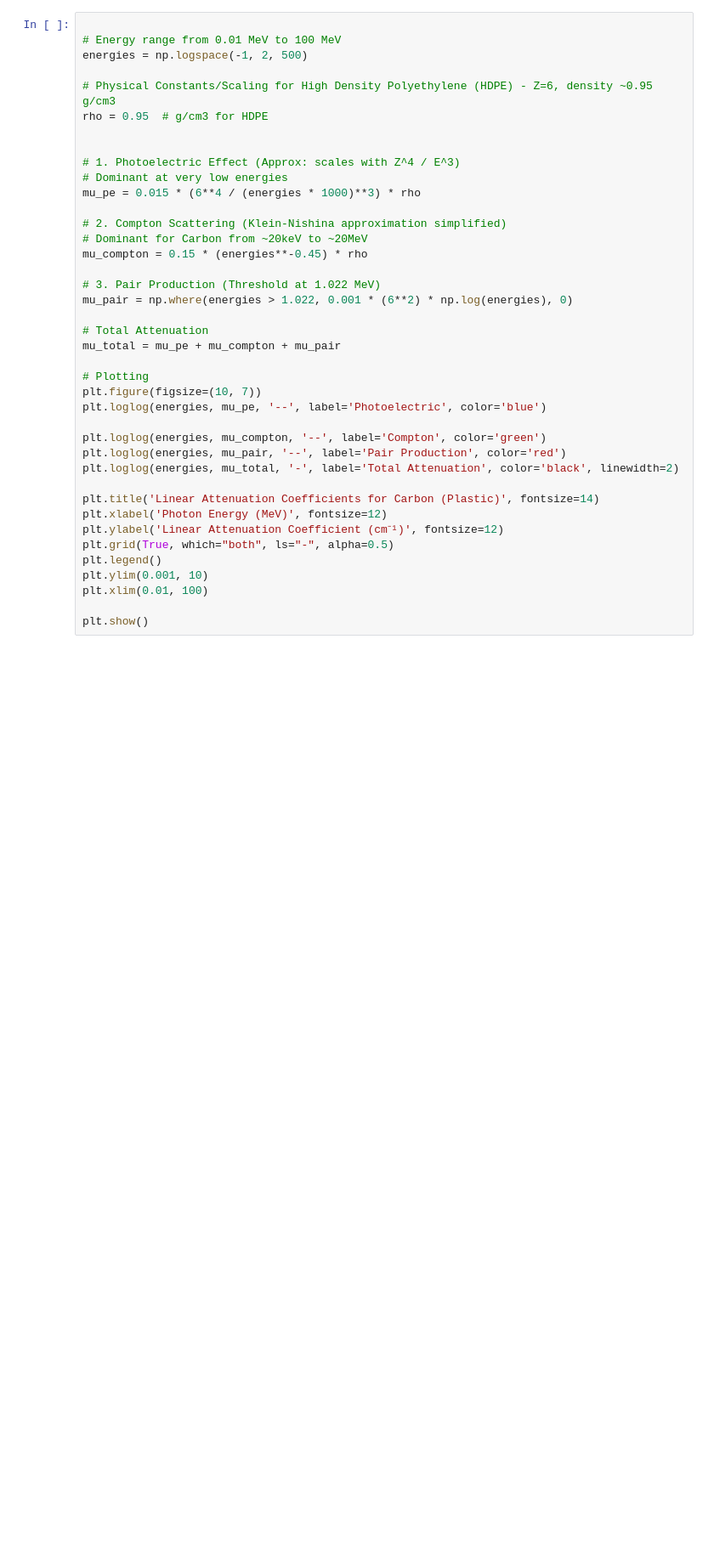
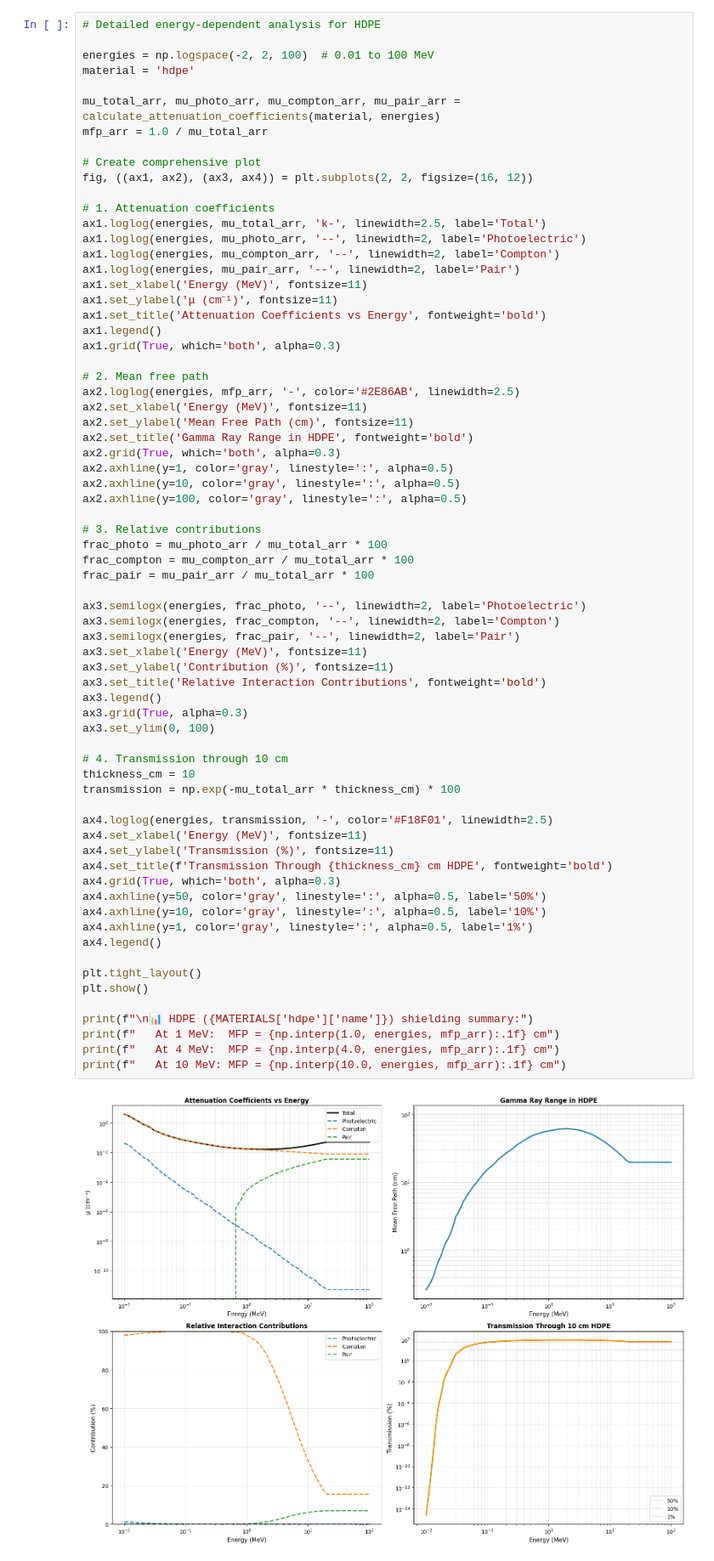
Before and after one commit to virgolaema/particle-detectors, a Jupyter notebook: photon.ipynb, the cells around one changed output. Shown at 85% size. Drawn from its saved outputs; the diff is of its cells as text; blank space fills up the shorter version.

```diff
--- a/photon.ipynb
+++ b/photon.ipynb
@@ -478,40 +180,71 @@ Interaction Probabilities at 4.4 MeV in HDPE:
 # %%
+# Detailed energy-dependent analysis for HDPE
 
-# Energy range from 0.01 MeV to 100 MeV
-energies = np.logspace(-1, 2, 500)
+energies = np.logspace(-2, 2, 100)  # 0.01 to 100 MeV
+material = 'hdpe'
 
-# Physical Constants/Scaling for High Density Polyethylene (HDPE) - Z=6, density ~0.95 g/cm3
-rho = 0.95  # g/cm3 for HDPE
+mu_total_arr, mu_photo_arr, mu_compton_arr, mu_pair_arr = calculate_attenuation_coefficients(material, energies)
+mfp_arr = 1.0 / mu_total_arr
 
+# Create comprehensive plot
+fig, ((ax1, ax2), (ax3, ax4)) = plt.subplots(2, 2, figsize=(16, 12))
 
-# 1. Photoelectric Effect (Approx: scales with Z^4 / E^3)
-# Dominant at very low energies
-mu_pe = 0.015 * (6**4 / (energies * 1000)**3) * rho
+# 1. Attenuation coefficients
+ax1.loglog(energies, mu_total_arr, 'k-', linewidth=2.5, label='Total')
+ax1.loglog(energies, mu_photo_arr, '--', linewidth=2, label='Photoelectric')
+ax1.loglog(energies, mu_compton_arr, '--', linewidth=2, label='Compton')
+ax1.loglog(energies, mu_pair_arr, '--', linewidth=2, label='Pair')
+ax1.set_xlabel('Energy (MeV)', fontsize=11)
+ax1.set_ylabel('μ (cm⁻¹)', fontsize=11)
+ax1.set_title('Attenuation Coefficients vs Energy', fontweight='bold')
+ax1.legend()
+ax1.grid(True, which='both', alpha=0.3)
 
-# 2. Compton Scattering (Klein-Nishina approximation simplified)
-# Dominant for Carbon from ~20keV to ~20MeV
-mu_compton = 0.15 * (energies**-0.45) * rho
+# 2. Mean free path
+ax2.loglog(energies, mfp_arr, '-', color='#2E86AB', linewidth=2.5)
+ax2.set_xlabel('Energy (MeV)', fontsize=11)
+ax2.set_ylabel('Mean Free Path (cm)', fontsize=11)
+ax2.set_title('Gamma Ray Range in HDPE', fontweight='bold')
+ax2.grid(True, which='both', alpha=0.3)
+ax2.axhline(y=1, color='gray', linestyle=':', alpha=0.5)
+ax2.axhline(y=10, color='gray', linestyle=':', alpha=0.5)
+ax2.axhline(y=100, color='gray', linestyle=':', alpha=0.5)
 
-# 3. Pair Production (Threshold at 1.022 MeV)
-mu_pair = np.where(energies > 1.022, 0.001 * (6**2) * np.log(energies), 0)
+# 3. Relative contributions
+frac_photo = mu_photo_arr / mu_total_arr * 100
+frac_compton = mu_compton_arr / mu_total_arr * 100
+frac_pair = mu_pair_arr / mu_total_arr * 100
 
-# Total Attenuation
-mu_total = mu_pe + mu_compton + mu_pair
+ax3.semilogx(energies, frac_photo, '--', linewidth=2, label='Photoelectric')
+ax3.semilogx(energies, frac_compton, '--', linewidth=2, label='Compton')
+ax3.semilogx(energies, frac_pair, '--', linewidth=2, label='Pair')
+ax3.set_xlabel('Energy (MeV)', fontsize=11)
+ax3.set_ylabel('Contribution (%)', fontsize=11)
+ax3.set_title('Relative Interaction Contributions', fontweight='bold')
+ax3.legend()
+ax3.grid(True, alpha=0.3)
+ax3.set_ylim(0, 100)
 
-# Plotting
-plt.figure(figsize=(10, 7))
-plt.loglog(energies, mu_pe, '--', label='Photoelectric', color='blue')
+# 4. Transmission through 10 cm
+thickness_cm = 10
+transmission = np.exp(-mu_total_arr * thickness_cm) * 100
 
-plt.loglog(energies, mu_compton, '--', label='Compton', color='green')
-plt.loglog(energies, mu_pair, '--', label='Pair Production', color='red')
-plt.loglog(energies, mu_total, '-', label='Total Attenuation', color='black', linewidth=2)
+ax4.loglog(energies, transmission, '-', color='#F18F01', linewidth=2.5)
+ax4.set_xlabel('Energy (MeV)', fontsize=11)
+ax4.set_ylabel('Transmission (%)', fontsize=11)
+ax4.set_title(f'Transmission Through {thickness_cm} cm HDPE', fontweight='bold')
+ax4.grid(True, which='both', alpha=0.3)
+ax4.axhline(y=50, color='gray', linestyle=':', alpha=0.5, label='50%')
+ax4.axhline(y=10, color='gray', linestyle=':', alpha=0.5, label='10%')
+ax4.axhline(y=1, color='gray', linestyle=':', alpha=0.5, label='1%')
+ax4.legend()
 
-plt.title('Linear Attenuation Coefficients for Carbon (Plastic)', fontsize=14)
-plt.xlabel('Photon Energy (MeV)', fontsize=12)
-plt.ylabel('Linear Attenuation Coefficient (cm⁻¹)', fontsize=12)
-plt.grid(True, which="both", ls="-", alpha=0.5)
-plt.legend()
-plt.ylim(0.001, 10)
-plt.xlim(0.01, 100)
+plt.tight_layout()
+plt.show()
 
-plt.show()
+print(f"\n📊 HDPE ({MATERIALS['hdpe']['name']}) shielding summary:")
+print(f"   At 1 MeV:  MFP = {np.interp(1.0, energies, mfp_arr):.1f} cm")
+print(f"   At 4 MeV:  MFP = {np.interp(4.0, energies, mfp_arr):.1f} cm")
+print(f"   At 10 MeV: MFP = {np.interp(10.0, energies, mfp_arr):.1f} cm")
+# %% [output]
+[figure, added]
```
Also changed, not shown: parts of 7 cells of this notebook, 17 other files.
